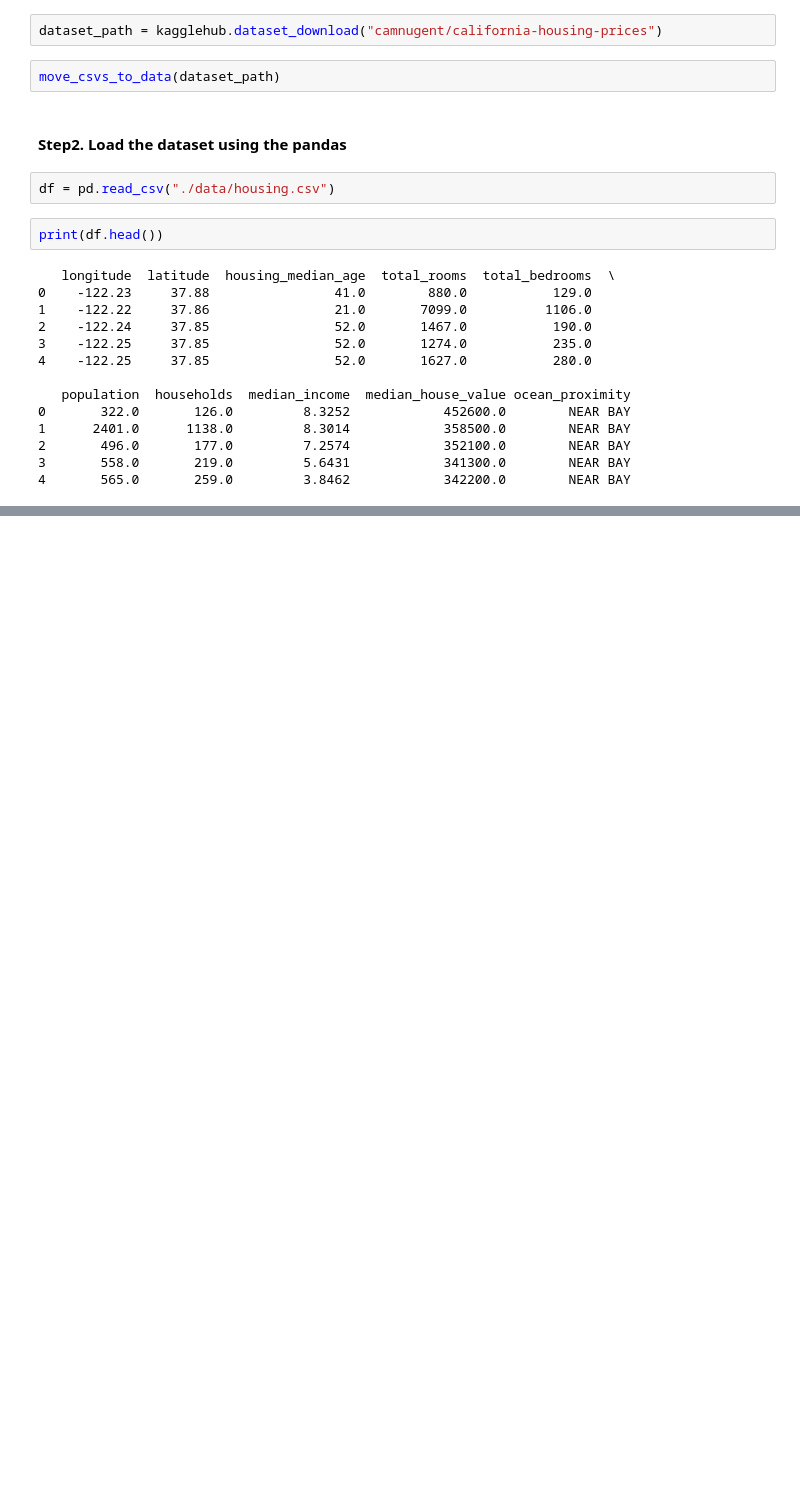
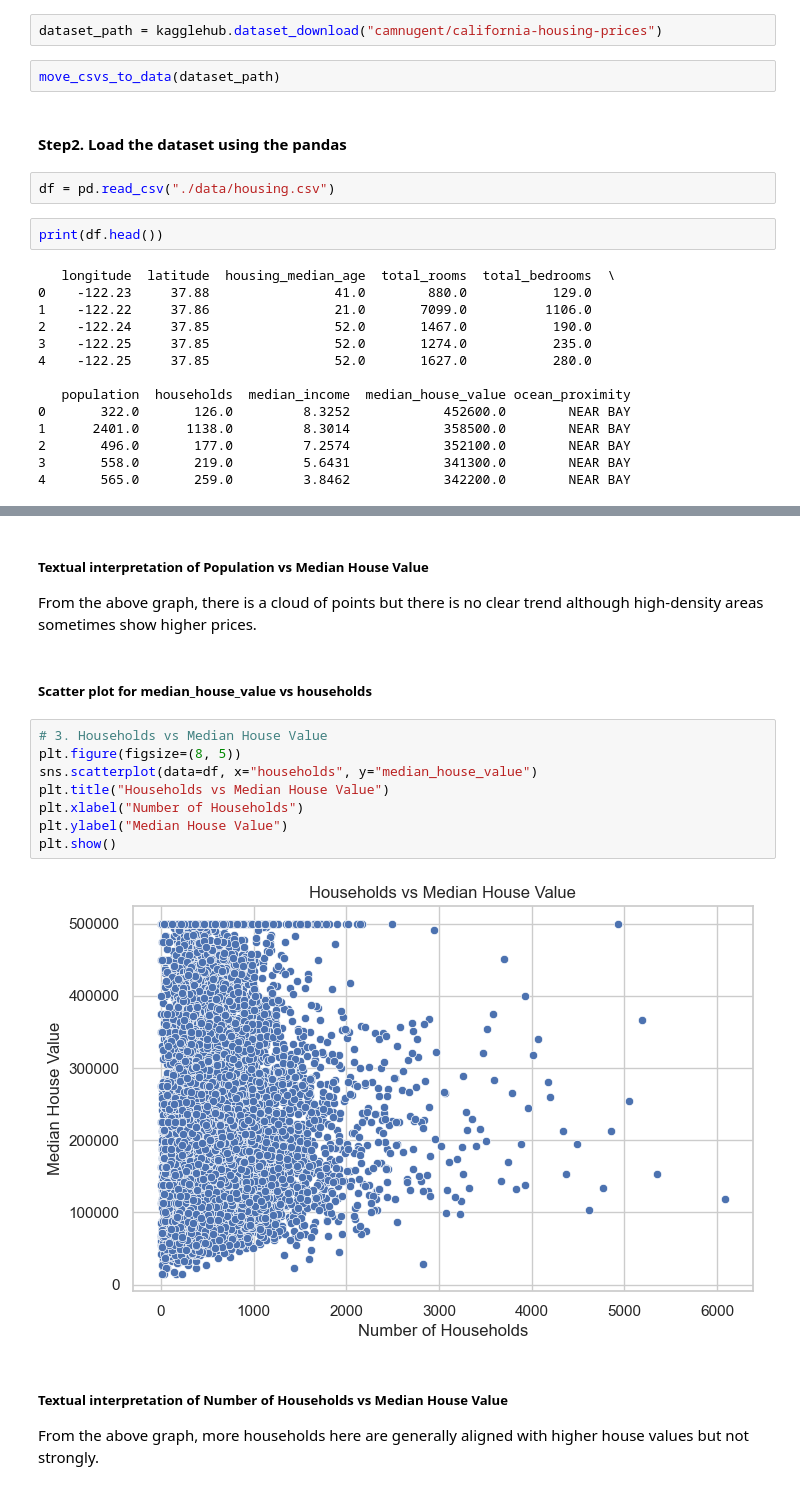
Before and after one commit to theRedeemer997/Practical-Lab-1---Univariate-Linear-Regression-on-the-California-Housing-Prices-Dataset, a Jupyter notebook: practicalLab1.ipynb, the cells around one changed output, grey strips where cells are left out. Drawn from its saved outputs; the diff is of its cells as text; blank space fills up the shorter version.

```diff
--- a/practicalLab1.ipynb
+++ b/practicalLab1.ipynb
@@ -56,0 +108,18 @@ print(df.head())
+# %% [markdown]
+##### Textual interpretation of Population vs Median House Value
+From the above graph, there is a cloud of points but there is no clear trend although high-density areas sometimes show higher prices.
+# %% [markdown]
+##### Scatter plot for median_house_value vs households
+# %%
+# 3. Households vs Median House Value
+plt.figure(figsize=(8, 5))
+sns.scatterplot(data=df, x="households", y="median_house_value")
+plt.title("Households vs Median House Value")
+plt.xlabel("Number of Households")
+plt.ylabel("Median House Value")
+plt.show()
+# %% [output]
+[figure, added]
+# %% [markdown]
+##### Textual interpretation of Number of Households vs Median House Value
+From the above graph, more households here are generally aligned with higher house values but not strongly.
```
Also changed, not shown: parts of 12 cells of this notebook.
